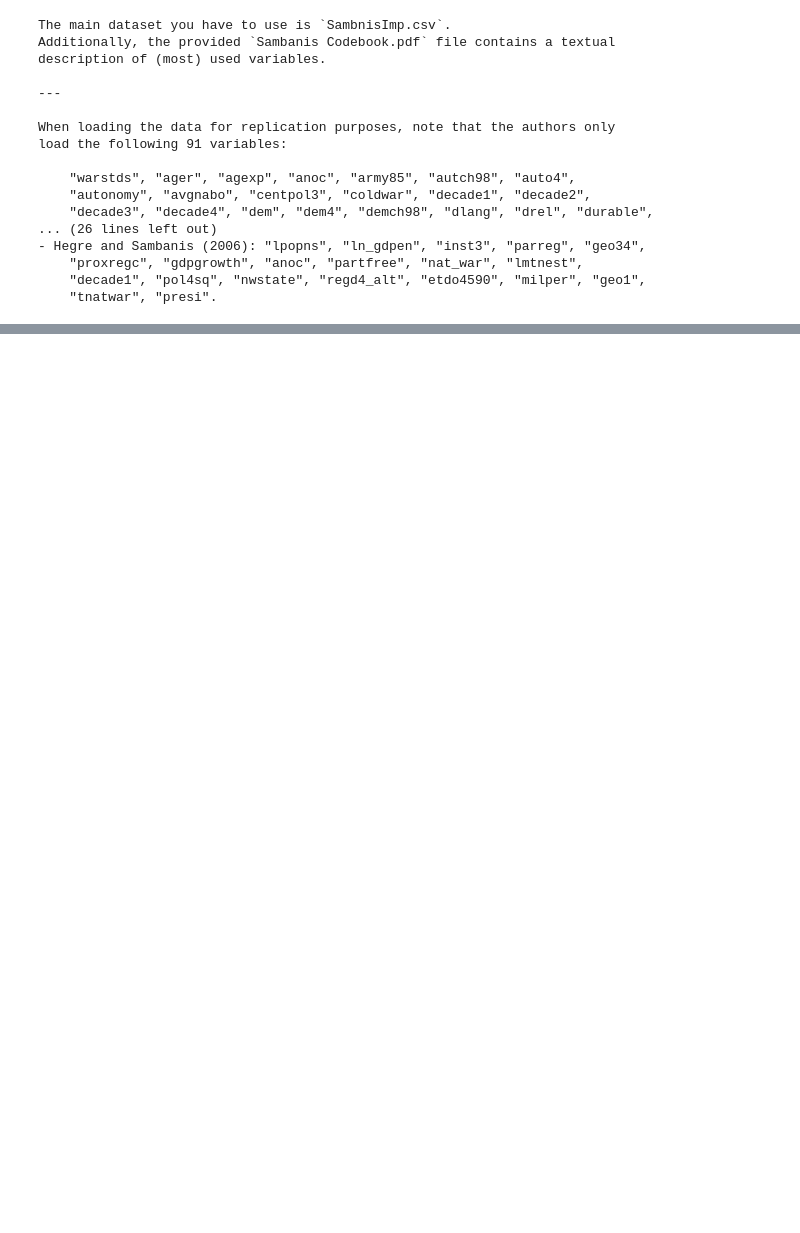
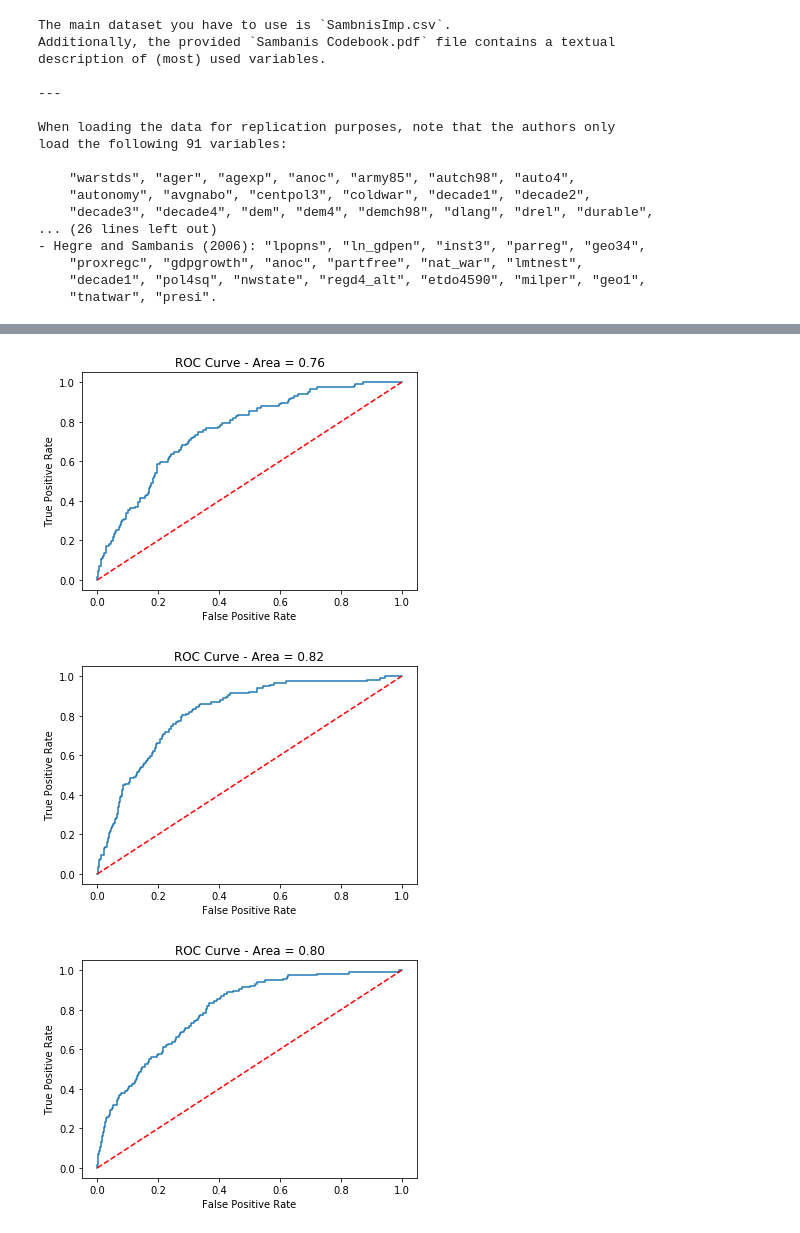
Before and after one commit to epfl-ada/ada-2020-project-milestone-p3-p3_klr, a Jupyter notebook: Creative_Extension.ipynb, the cells around one changed output, grey strips where cells are left out. Saved outputs shown, nothing was run; the diff lists cells and outputs as text; code cells hidden in the pictures; blank space fills up the shorter version.

```diff
--- a/Creative_Extension.ipynb
+++ b/Creative_Extension.ipynb
@@ -64,0 +109,15 @@ hs_x = master_data[hs_feature_names]
+# %%
+roc_vals={}
+log_pipeline = make_pipeline(StandardScaler(), LogisticRegression(max_iter=10000, penalty='l2'))
+
+roc_vals['fl'] = compute_roc_vals(fl_x, y_master, log_pipeline)
+roc_vals['ch'] = compute_roc_vals(ch_x, y_master, log_pipeline)
+roc_vals['hs'] = compute_roc_vals(hs_x, y_master, log_pipeline)
+# %%
+roc_plt(*roc_vals['fl'][:3])
+roc_plt(*roc_vals['ch'][:3])
+roc_plt(*roc_vals['hs'][:3])
+# %% [output]
+[figure, added]
+[figure, added]
+[figure, added]
```
Also changed, not shown: parts of 6 cells of this notebook.
